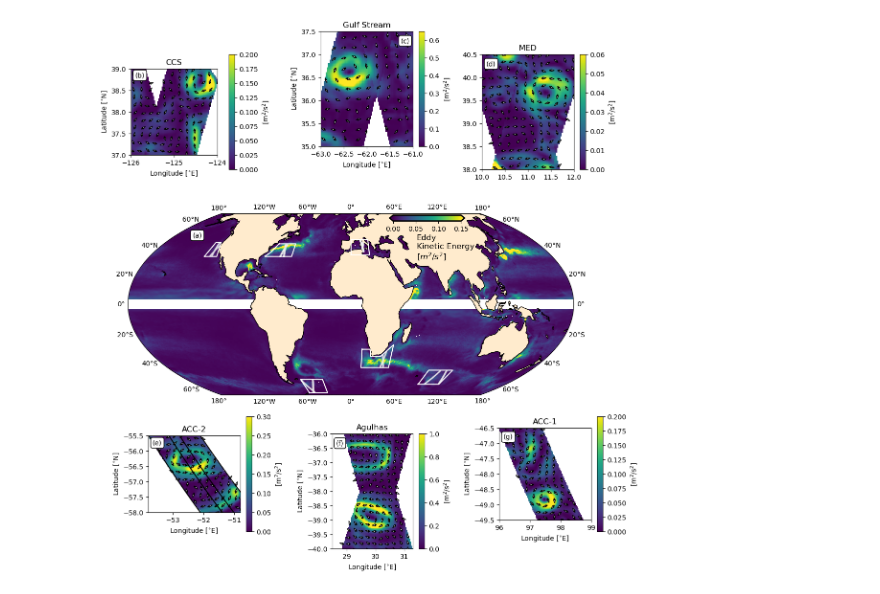
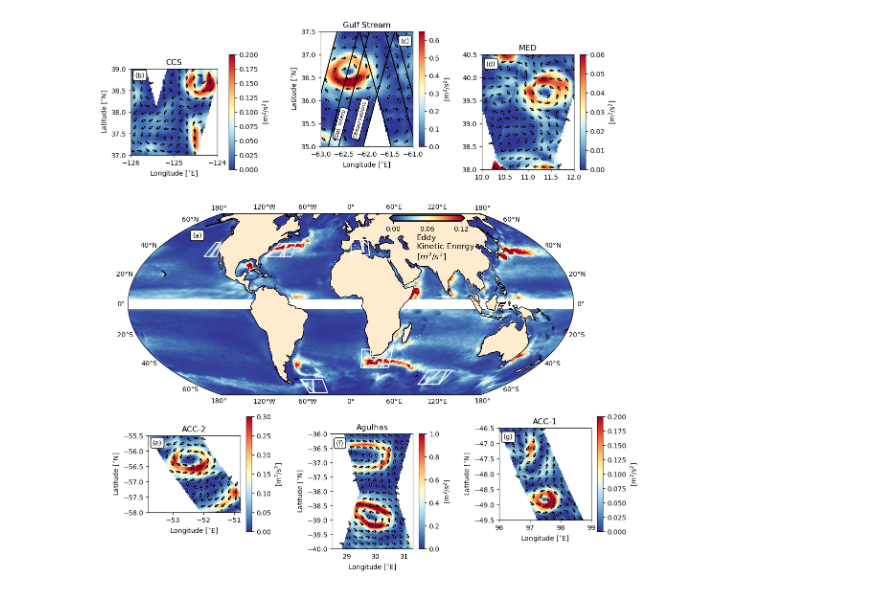
Before and after one commit to gmarechal/swot_composite, a Jupyter notebook: notebooks/Fig1.ipynb, the cells around one changed output. Drawn from its saved outputs; the diff is of its cells as text; code cells hidden in the pictures.

```diff
--- a/notebooks/Fig1.ipynb
+++ b/notebooks/Fig1.ipynb
@@ -9,7 +10,7 @@ import cartopy.crs as ccrs
 import cartopy.feature as cfeature
 from matplotlib.path import Path
 # %%
-path_OI = '../data/'
+path_in = '../data/'
 path_output = '../figures/'
 # %%
 ds_duacs = xr.open_dataset(path_OI + 'mean_dynamic_DUACS_10_years.nc')
@@ -44,13 +45,17 @@ poly_lon_med = [.1, .1, 16.8, 16.8, .1]
 poly_lat_med = [33.2, 44, 44, 33.2, 33.2]
 # %%
 
-ds_GS = xr.open_dataset(path_OI + 'GS_snapshot.nc') # snapshot region GS
-ds_CCS = xr.open_dataset(path_OI + 'CCS_snapshot.nc') # snapshot region CCS
-ds_AGULHAS = xr.open_dataset(path_OI + 'AGULHAS_snapshot.nc') # snapshot region AGULHAS
-ds_ACC1 = xr.open_dataset(path_OI + 'ACC1_snapshot.nc') # snapshot region ACC1
-ds_ACC2 = xr.open_dataset(path_OI + 'ACC2_snapshot.nc') # snapshot region ACC2
-ds_MED = xr.open_dataset(path_OI + 'MED_snapshot.nc') # snapshot region MED
-ds_swath = xr.open_dataset(path_OI + 'swath_swot.nc') # a dummy dataset for the SWOT swath location
+ds_GS = xr.open_dataset(path_in + 'GS_snapshot.nc') # snapshot region GS
+ds_CCS = xr.open_dataset(path_in + 'CCS_snapshot.nc') # snapshot region CCS
+ds_AGULHAS = xr.open_dataset(path_in + 'AGULHAS_snapshot.nc') # snapshot region AGULHAS
+ds_ACC1 = xr.open_dataset(path_in + 'ACC1_snapshot.nc') # snapshot region ACC1
+ds_ACC2 = xr.open_dataset(path_in + 'ACC2_snapshot.nc') # snapshot region ACC2
+ds_MED = xr.open_dataset(path_in + 'MED_snapshot.nc') # snapshot region MED
+ds_swath_GS = xr.open_dataset(path_in + 'swath_swot.nc') # a dummy dataset for the SWOT swath location
+
+ds_swath = xr.open_dataset(path_in + 'swath_swot.nc') # a dummy dataset for the SWOT swath location
+ds_swath_GS_1 = xr.open_dataset(path_in + 'SWOT_L3_LR_SSH_Expert_012_186.nc')
+ds_swath_GS_2 = xr.open_dataset(path_in + 'SWOT_L3_LR_SSH_Expert_012_201.nc')
 # %%
 
 LON2d_GS, LAT2d_GS = np.meshgrid(ds_GS.longitude, ds_GS.latitude)
@@ -110,7 +115,7 @@ for ea in gl.ylabel_artists:
 ax.text(0.145, 0.87, '(a)',
      transform = ax.transAxes, bbox = props)
 
-p1 = ax.pcolormesh(ds_duacs.longitude[::1].values, ds_duacs.latitude[::1].values, mask_KE[::1, ::1], vmin = 0 , vmax = .15, transform = ccrs.PlateCarree(), cmap = 'viridis', shading='nearest',)
+p1 = ax.pcolormesh(ds_duacs.longitude[::1].values, ds_duacs.latitude[::1].values, mask_KE[::1, ::1], vmin = 0 , vmax = .12, transform = ccrs.PlateCarree(), cmap = 'RdYlBu_r', shading='nearest',)
 
 lon = np.ma.filled(masked_LON2d_GS, np.nan)[::20, ::1]
 lat = np.ma.filled(masked_LAT2d_GS, np.nan)[::20, ::1]
@@ -140,19 +145,41 @@ ax_inset_GS.text(0.87, 0.9, '(c)',
 
 
 
-p_GS = ax_inset_GS.pcolormesh(ds_GS.longitude-360, ds_GS.latitude, 1/2*(ds_GS.ugos.squeeze()**2 + ds_GS.vgos.squeeze()**2), vmin = 0, vmax = .65)
+p_GS = ax_inset_GS.pcolormesh(ds_GS.longitude-360, ds_GS.latitude, 1/2*(ds_GS.ugos.squeeze()**2 + ds_GS.vgos.squeeze()**2), vmin = 0, vmax = .65, cmap = 'RdYlBu_r')
 plt.colorbar(p_GS, label = '[m$^{2}$/s$^{2}$]')
 
 nb_quiver = 9
 LON2d, LAT2d = np.meshgrid(ds_GS.longitude.values-360, ds_GS.latitude.values)
 ax_inset_GS.quiver(LON2d[::nb_quiver, ::nb_quiver], LAT2d[::nb_quiver, ::nb_quiver], np.squeeze(ds_GS.ugos)[::nb_quiver, ::nb_quiver]/np.squeeze(ds_GS.uspeed)[::nb_quiver, ::nb_quiver], np.squeeze(ds_GS.vgos)[::nb_quiver, ::nb_quiver]/np.squeeze(ds_GS.uspeed)[::nb_quiver, ::nb_quiver], \
           scale = 20, width = 0.007, facecolor = 'w', edgecolor = 'k', linewidth = 1)
+
+
+
+ax_inset_GS.plot(ds_swath_GS_1.longitude[:, 5]-360, ds_swath_GS_1.latitude[:, 5], color = 'k')
+ax_inset_GS.plot(ds_swath_GS_1.longitude[:, -10]-360, ds_swath_GS_1.latitude[:, -10], color = 'k')
+ax_inset_GS.plot(ds_swath_GS_1.longitude[:, 25]-360, ds_swath_GS_1.latitude[:, 25], color = 'k')
+ax_inset_GS.plot(ds_swath_GS_1.longitude[:, -34]-360, ds_swath_GS_1.latitude[:, 38], color = 'k')
+
+ax_inset_GS.plot(ds_swath_GS_2.longitude[:, 5]-360, ds_swath_GS_2.latitude[:, 5], color = 'k')
+ax_inset_GS.plot(ds_swath_GS_2.longitude[:, -10]-360, ds_swath_GS_2.latitude[:, -10], color = 'k')
+ax_inset_GS.plot(ds_swath_GS_2.longitude[:, 25]-360, ds_swath_GS_2.latitude[:, 25], color = 'k')
+ax_inset_GS.plot(ds_swath_GS_2.longitude[:, -34]-360, ds_swath_GS_2.latitude[:, 38], color = 'k')
+
+ax_inset_GS.text(-62.3, 35.2,  'Obsservations',rotation = 75, color = 'k', fontsize = 8, bbox=dict(facecolor='w', edgecolor='black', boxstyle='round'))
+ax_inset_GS.text(-62.7, 35.2, 'Opt. interp',rotation = 75, color = 'k', fontsize = 8, bbox=dict(facecolor='w', edgecolor='black', boxstyle='round'))
+
+# ax_inset_GS.text(, color = 'w')
+
+
+
 ax_inset_GS.set_xlim([-63, -61])
 ax_inset_GS.set_ylim([35, 37.5])
 ax_inset_GS.set_xlabel('Longitude [$^{\circ}$E]')
 ax_inset_GS.set_ylabel('Latitude [$^{\circ}$N]')
 ax_inset_GS.set_title('Gulf Stream')
 
+
+########
 ax_inset_GS.set_aspect('equal', 'box')
 
 ax_inset_CCS = fig.add_axes([.13, .73, .2, .2])
@@ -161,7 +188,7 @@ ax_inset_CCS.text(0.05, 0.9, '(b)',
 
 
 
-p_CCS = ax_inset_CCS.pcolormesh(ds_CCS.longitude-360, ds_CCS.latitude, 1/2*(ds_CCS.ugos.squeeze()**2 + ds_CCS.vgos.squeeze()**2), vmin = 0, vmax = .2)
+p_CCS = ax_inset_CCS.pcolormesh(ds_CCS.longitude-360, ds_CCS.latitude, 1/2*(ds_CCS.ugos.squeeze()**2 + ds_CCS.vgos.squeeze()**2), vmin = 0, vmax = .2, cmap = 'RdYlBu_r')
 plt.colorbar(p_CCS, label = '[m$^{2}$/s$^{2}$]', pad=0.1)
 
 ax.plot(masked_LON2d_CSS[::20, ::1], masked_LAT2d_CSS[::20, ::1], alpha = .05, color = 'w', transform = ccrs.PlateCarree(), zorder = 2) # tr
@@ -180,10 +207,13 @@ ax_inset_CCS.set_title('CCS')
 ax_inset_CCS.set_xlabel('Longitude [$^{\circ}$E]')
 ax_inset_CCS.set_ylabel('Latitude [$^{\circ}$N]')
 
+
+
+
 ax_inset_CCS.set_aspect('equal', 'box')
 
 ax_inset_MED = fig.add_axes([.74, .73, .2, .2])
-pMED = ax_inset_MED.pcolormesh(ds_MED.longitude, ds_MED.latitude, 1/2*(ds_MED.ugos_oi.squeeze()**2 + ds_MED.vgos_oi.squeeze()**2), vmin = 0.0, vmax = .06)
+pMED = ax_inset_MED.pcolormesh(ds_MED.longitude, ds_MED.latitude, 1/2*(ds_MED.ugos_oi.squeeze()**2 + ds_MED.vgos_oi.squeeze()**2), vmin = 0.0, vmax = .06, cmap = 'RdYlBu_r')
 
 
 plt.colorbar(pMED, label = '[m$^{2}$/s$^{2}$]')
@@ -201,6 +231,8 @@ ax_inset_MED.text(0.05, 0.9, '(d)',
 ax_inset_MED.set_title('MED')
 
 
+
+
 ax_inset_MED.set_xlim([10, 12])
 ax_inset_MED.set_ylim([38, 40.5])
 
@@ -208,7 +240,7 @@ ax_inset_MED.set_aspect('equal', 'box')
 
 ax_inset_AGULHAS = fig.add_axes([.46, .07, .2, .2])
 
-p_AGULHAS = ax_inset_AGULHAS.pcolormesh(ds_AGULHAS.longitude, ds_AGULHAS.latitude, 1/2*(ds_AGULHAS.ugos.squeeze()**2+ds_AGULHAS.vgos.squeeze()**2), vmin = 0, vmax = 1)
+p_AGULHAS = ax_inset_AGULHAS.pcolormesh(ds_AGULHAS.longitude, ds_AGULHAS.latitude, 1/2*(ds_AGULHAS.ugos.squeeze()**2+ds_AGULHAS.vgos.squeeze()**2), vmin = 0, vmax = 1, cmap = 'RdYlBu_r')
 plt.colorbar(p_AGULHAS, label = '[m$^{2}$/s$^{2}$]')
 
 ax.plot(masked_LON2d_AGULHAS[::20, ::1], masked_LAT2d_AGULHAS[::20, ::1], alpha = .05, color = 'w', transform = ccrs.PlateCarree(), zorder = 2) # tr
@@ -229,10 +261,9 @@ ax_inset_AGULHAS.text(0.05, 0.9, '(f)',
 
 
 
-
 ax_inset_ACC2 = fig.add_axes([.16, .1, .2, .2])
 
-pACC2 = ax_inset_ACC2.pcolormesh(ds_ACC2.longitude-360, ds_ACC2.latitude, 1/2*(ds_ACC2.ugos.squeeze()**2+ds_ACC2.vgos.squeeze()**2), vmin = 0, vmax = .3)
+pACC2 = ax_inset_ACC2.pcolormesh(ds_ACC2.longitude-360, ds_ACC2.latitude, 1/2*(ds_ACC2.ugos.squeeze()**2+ds_ACC2.vgos.squeeze()**2), vmin = 0, vmax = .3, cmap = 'RdYlBu_r')
 ax.plot(masked_LON2d_ACC2[::20, ::1], masked_LAT2d_ACC2[::20, ::1], alpha = .05, color = 'w', transform = ccrs.PlateCarree(), zorder = 2) # tr
 plt.colorbar(pACC2, label = '[m$^{2}$/s$^{2}$]')
 
@@ -243,10 +274,12 @@ ax_inset_ACC2.quiver(LON2d[::nb_quiver, ::nb_quiver], LAT2d[::nb_quiver, ::nb_qu
           scale = 20, width = 0.007, facecolor = 'w', edgecolor = 'k', linewidth = 1)
 ax_inset_ACC2.set_xlim([-53.8, -50.8])
 ax_inset_ACC2.set_ylim([-58, -55.5])
-ax_inset_ACC2.plot(ds_swath.longitude[:, 5]-360, ds_swath.latitude[:, 5], color = 'k')
-ax_inset_ACC2.plot(ds_swath.longitude[:, -14]-360, ds_swath.latitude[:, -14], color = 'k')
-ax_inset_ACC2.plot(ds_swath.longitude[:, 25]-360, ds_swath.latitude[:, 25], color = 'k')
-ax_inset_ACC2.plot(ds_swath.longitude[:, -34]-360, ds_swath.latitude[:, 38], color = 'k')
+
+
+# ax_inset_ACC2.plot(ds_swath.longitude[:, 5]-360, ds_swath.latitude[:, 5], color = 'k')
+# ax_inset_ACC2.plot(ds_swath.longitude[:, -14]-360, ds_swath.latitude[:, -14], color = 'k')
+# ax_inset_ACC2.plot(ds_swath.longitude[:, 25]-360, ds_swath.latitude[:, 25], color = 'k')
+# ax_inset_ACC2.plot(ds_swath.longitude[:, -34]-360, ds_swath.latitude[:, 38], color = 'k')
 
 ax_inset_ACC2.set_xlabel('Longitude [$^{\circ}$E]')
 ax_inset_ACC2.set_ylabel('Latitude [$^{\circ}$N]')
@@ -259,36 +292,44 @@ ax_inset_ACC2.text(0.05, 0.88, '(e)',
 
 ax_inset_ACC1 = fig.add_axes([.77, .1, .2, .2])
 
-pACC1 = ax_inset_ACC1.pcolormesh(ds_ACC1.longitude, ds_ACC1.latitude, 1/2*(ds_ACC1.ugos.squeeze()**2+ds_ACC1.vgos.squeeze()**2), vmin = 0, vmax = .2)
+pACC1 = ax_inset_ACC1.pcolormesh(ds_ACC1.longitude, ds_ACC1.latitude, 1/2*(ds_ACC1.ugos.squeeze()**2+ds_ACC1.vgos.squeeze()**2), vmin = 0, vmax = .2, cmap = 'RdYlBu_r')
 
 
 
 plt.colorbar(pACC1, label = '[m$^{2}$/s$^{2}$]')
 ax.plot(masked_LON2d_ACC1[::20, ::1], masked_LAT2d_ACC1[::20, ::1], alpha = .05, color = 'w', transform = ccrs.PlateCarree(), zorder = 2) # tr
 
 nb_quiver = 9
 LON2d, LAT2d = np.meshgrid(ds_ACC1.longitude.values, ds_ACC1.latitude.values)
 ax_inset_ACC1.quiver(LON2d[::nb_quiver, ::nb_quiver], LAT2d[::nb_quiver, ::nb_quiver], np.squeeze(ds_ACC1.ugos)[::nb_quiver, ::nb_quiver]/np.squeeze(ds_ACC1.uspeed)[::nb_quiver, ::nb_quiver], \
                     np.squeeze(ds_ACC1.vgos)[::nb_quiver, ::nb_quiver]/np.squeeze(ds_ACC1.uspeed)[::nb_quiver, ::nb_quiver], \
           scale = 20, width = 0.007, facecolor = 'w', edgecolor = 'k', linewidth = 1)
 
 
 ax_inset_ACC1.set_xlim([96, 99])
 ax_inset_ACC1.set_ylim([-49.5, -46.5])
 
 
 ax_inset_ACC1.set_xlabel('Longitude [$^{\circ}$E]')
 ax_inset_ACC1.set_ylabel('Latitude [$^{\circ}$N]')
 ax_inset_ACC1.set_title('ACC-1')
 ax_inset_ACC1.set_aspect('equal', 'box')
 ax_inset_ACC1.text(0.05, 0.88, '(g)',
      transform = ax_inset_ACC1.transAxes, bbox = props)
 
+
+############
+
+# ax_inset_ACC1.plot(ds_swath_ACC1.longitude[:, 7], ds_swath_ACC1.latitude[:, 7], color = 'k')
+# ax_inset_ACC1.plot(ds_swath_ACC1.longitude[:, -10], ds_swath_ACC1.latitude[:, -10], color = 'k')
+# ax_inset_ACC1.plot(ds_swath_ACC1.longitude[:, 31], ds_swath_ACC1.latitude[:, 31], color = 'k')
+# ax_inset_ACC1.plot(ds_swath_ACC1.longitude[:, -32], ds_swath_ACC1.latitude[:, -32], color = 'k')
+
 cax = fig.add_axes([.58, .64, .13, 0.01])
-cbar = plt.colorbar(p1, cax = cax, orientation = 'horizontal', extend = 'both', pad = 10)
+cbar = plt.colorbar(p1, cax = cax, orientation = 'horizontal', extend = 'both', pad = 10, ticks = [0, 0.06, 0.12])
 ax.text(58, 30, 'Eddy\nKinetic Energy\n[$m^{2}/s^{2}$]', transform = ccrs.PlateCarree(), fontsize = 12)
 cbar.outline.set_linewidth(2)
 
-plt.savefig(path_output + 'Fig1.png', dpi = 300, bbox_inches = 'tight')
+# plt.savefig(path_output + 'Fig1.png', dpi = 300, bbox_inches = 'tight')
 # %% [output]
-[figure, old version]
+[figure, new version]
```
Also changed, not shown: parts of 1 cell of this notebook, 9 other files.
